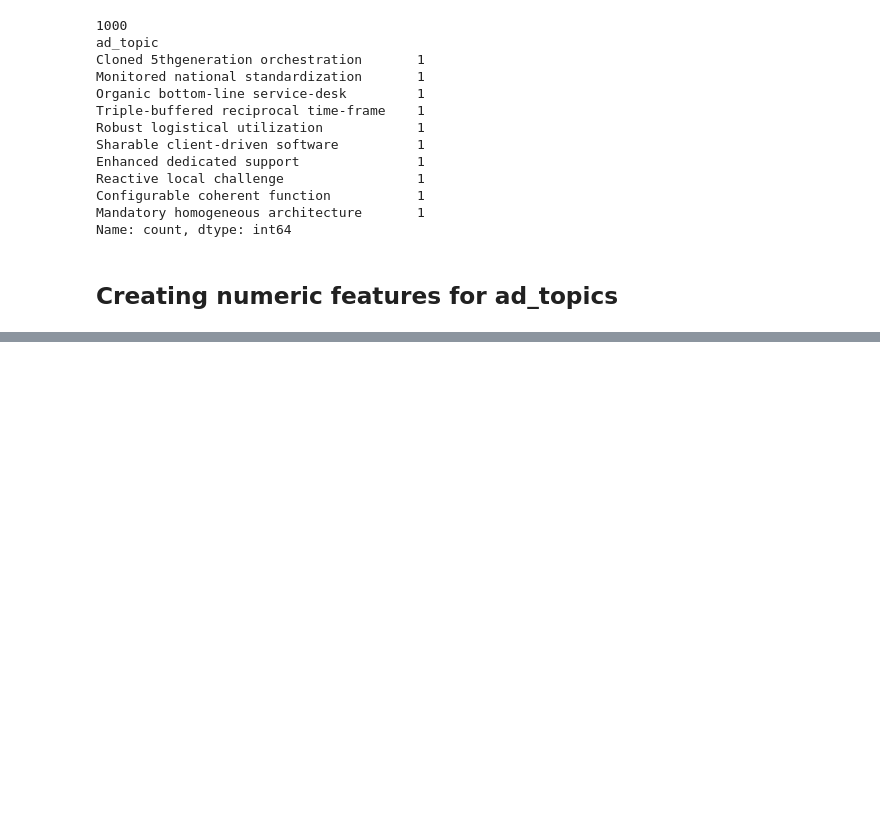
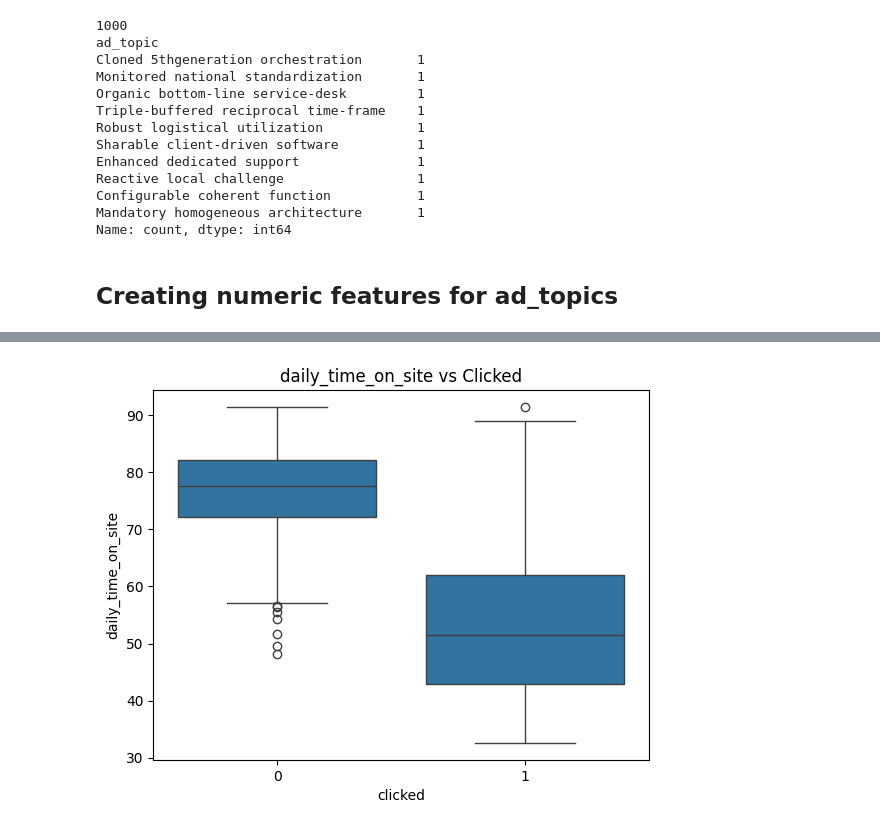
Before and after one commit to HuzaifaAhmed-07/Ad-Click-Prediction-Model, a Jupyter notebook: notebooks/01_eda.ipynb, the cells around one changed output, grey strips where cells are left out. Cells and saved outputs as stored; diff of their text form; code cells hidden in the pictures; blank space fills up the shorter version.

```diff
--- a/notebooks/01_eda.ipynb
+++ b/notebooks/01_eda.ipynb
@@ -179,0 +208,8 @@ df.head()
+# %%
+import seaborn as sns
+
+sns.boxplot(x="clicked", y="daily_time_on_site", data=df)
+plt.title("daily_time_on_site vs Clicked")
+plt.show()
+# %% [output]
+[figure, added]
```
Also changed, not shown: parts of 11 cells of this notebook.
